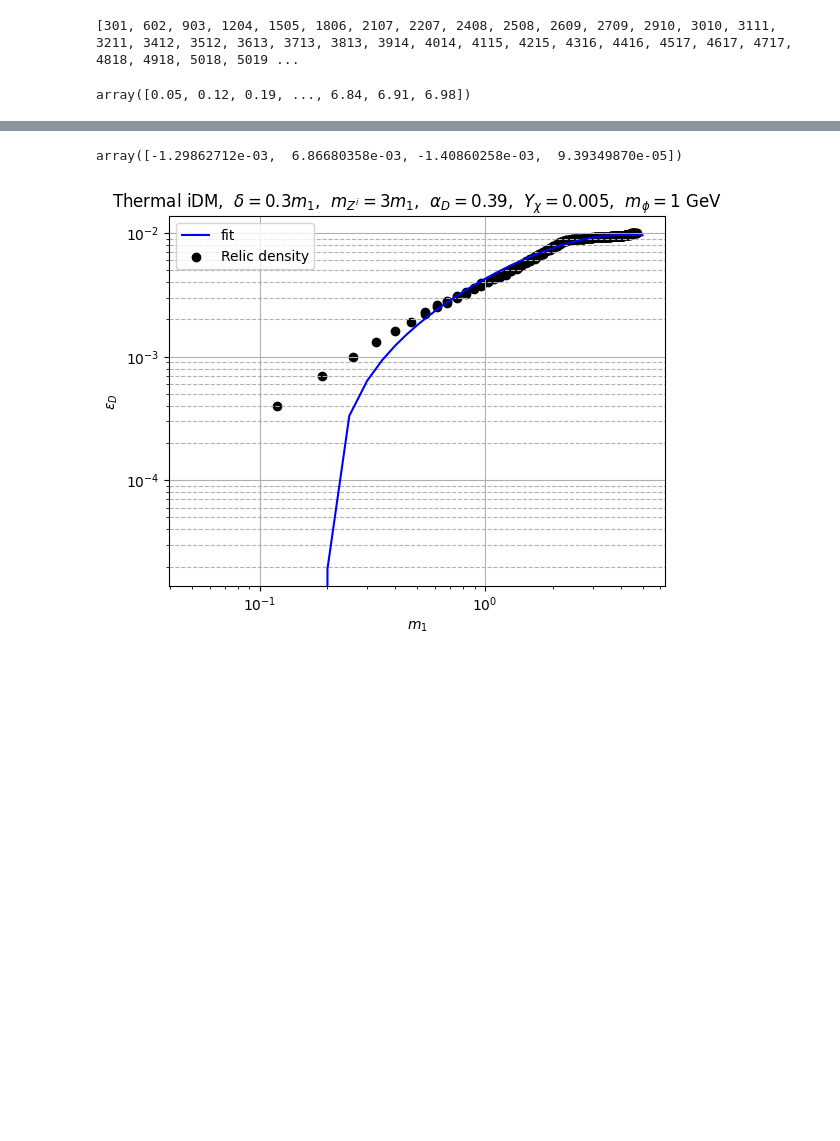
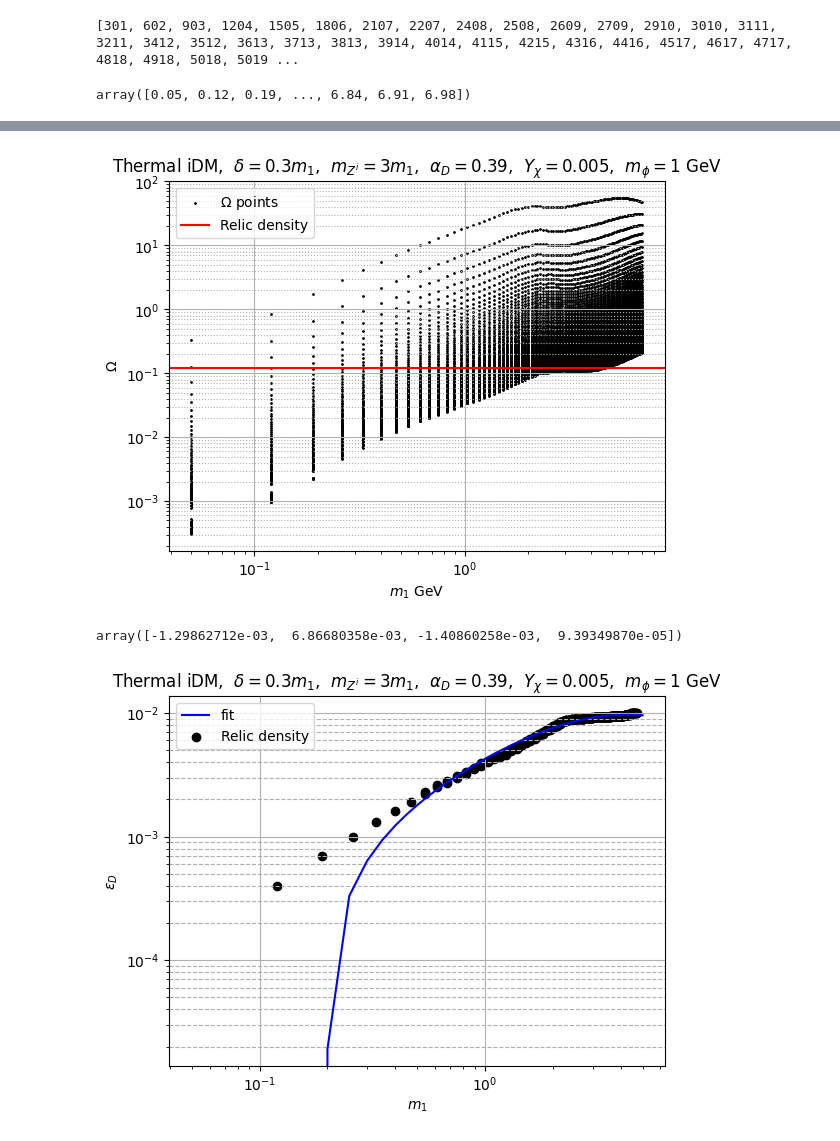
Before and after one commit to nico0407/DM-freeze-out, a Jupyter notebook: iDM-freze-out/delta03_scan/m_phi30/03betterscan/epsilonYchi.ipynb, the cells around one changed output, grey strips where cells are left out. Cells and saved outputs as stored; diff of their text form; code cells hidden in the pictures; blank space fills up the shorter version.

```diff
--- a/iDM-freze-out/delta03_scan/m_phi30/03betterscan/epsilonYchi.ipynb
+++ b/iDM-freze-out/delta03_scan/m_phi30/03betterscan/epsilonYchi.ipynb
@@ -112,3 +113,16 @@ plt.show()
+# %%
+plt.scatter(mass1,Omega,s=1, label=r'$\Omega$ points', color="black")
+plt.axhline(0.12, label='Relic density', color="red")
+plt.title(r'Thermal iDM,  $\delta= 0.3m_1$,  $m_{Z^i}=3m_1$,  $\alpha_D=0.39$,  $Y_\chi=0.005$,  $m_\phi=1$ GeV')
+plt.xscale('log')
+plt.yscale('log')
+plt.xlabel('$m_1$ GeV')
+plt.ylabel('$\Omega$')
+plt.legend()
+plt.grid(which='major')
+plt.grid(which='minor', axis='y',linestyle=':')
+# %% [output]
+[figure, added]
 # %%
 import numpy as np
 from scipy.optimize import curve_fit
```
Also changed, not shown: parts of 4 cells of this notebook, 13 other files.
